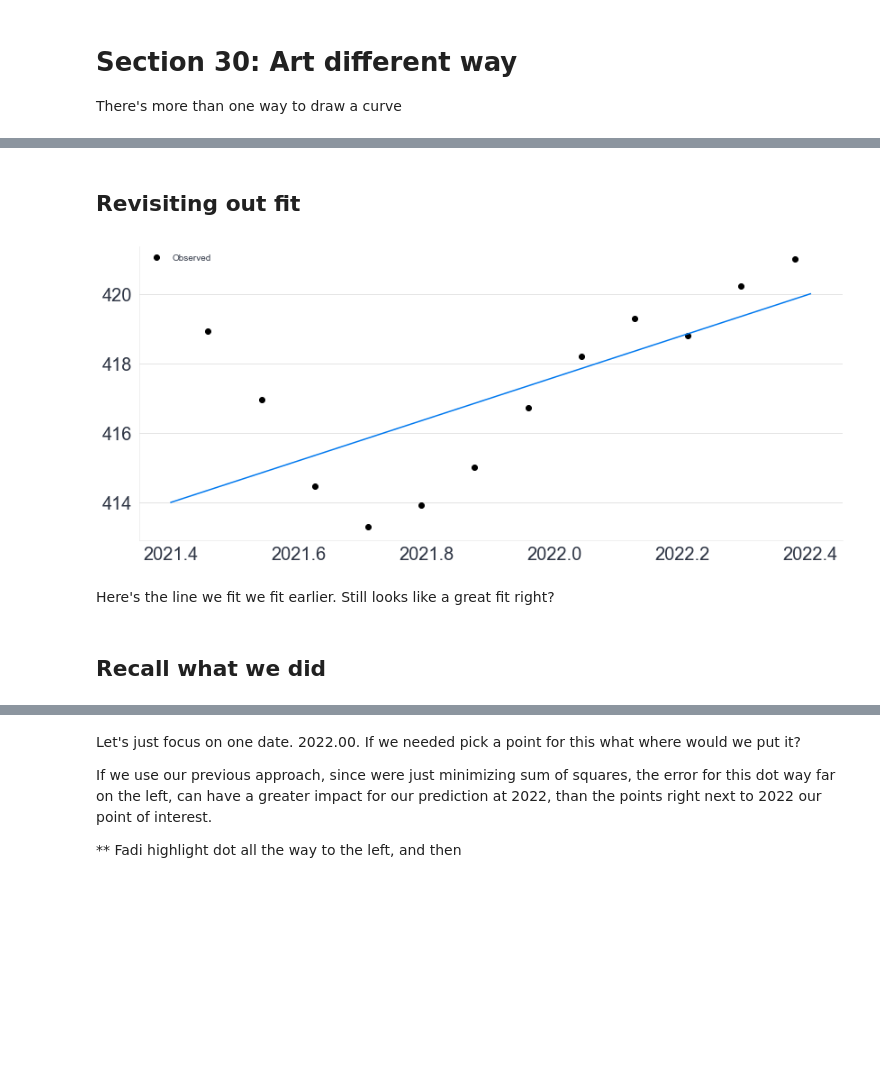
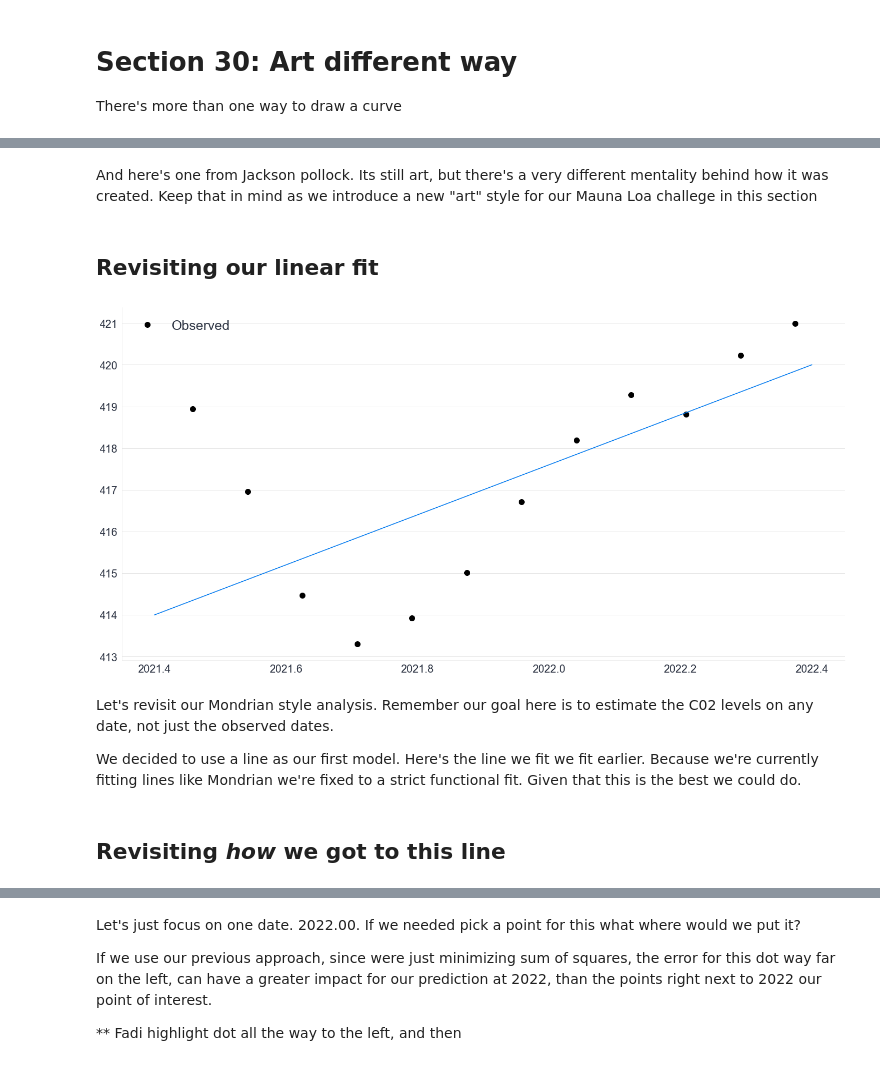
Before and after one commit to bwengals/etc, a Jupyter notebook: lesson_2_Section_30_new.ipynb, the cells around one changed output, grey strips where cells are left out. Saved outputs shown, nothing was run; the diff lists cells and outputs as text; code cells hidden in the pictures; blank space fills up the shorter version.

```diff
--- a/lesson_2_Section_30_new.ipynb
+++ b/lesson_2_Section_30_new.ipynb
@@ -6,7 +6,7 @@ import pandas as pd
 import pymc as pm
 
 plt.style.use('intuitivebayes.mplstyle')
-figsize = (25,9)
+figsize = (24,12)
 # %%
 import pymc.sampling_jax
 # %%
@@ -17,47 +31,39 @@ There's more than one way to draw a curve
+# %% [markdown]
+And here's one from Jackson pollock. Its still art, but there's a very different mentality behind how it was created. Keep that in mind as we introduce a new "art" style for our Mauna Loa challege in this section
 # %% [markdown]
-## Revisiting out fit
+## Revisiting our linear fit
 # %%
-year = data.sort_values("decimal date").tail(12)
+last_12_obs = data.sort_values("decimal date").tail(12)
+
+# These are just guesses, need replace with the real OLD estimate
+rise = 6
+min_x, max_x = 2021.4, 2022.4
+run = 2022.4 - min_x
+
+m = rise/run
+b = last_12_obs["average"].min()
+
+plt.figure(figsize=figsize)
 
 def plot_data():
-    plt.figure(figsize=(14,6))
-    plt.plot(year["decimal date"], year["average"], "ko", label="Observed")
-
-
-    # Replace with actual coefficients later
-    rise = 6
-    min_x, max_x = 2021.4, 2022.4
-    run = 2022.4 - min_x
-
-    m = rise/run
-    b = year["average"].min()
-
-
+    plt.plot(last_12_obs["decimal date"], last_12_obs["average"], "ko", label="Observed")
     return
 
 def plot_best_fit_line():
-
-    # Replace with actual coefficients later
-    rise = 6
-    min_x, max_x = 2021.4, 2022.4
-    run = 2022.4 - min_x
-
-    m = rise/run
-    b = year["average"].min()
-
-    # Line
     x_est = np.linspace(min_x, max_x, 100)
     y_est = m*(x_est - min_x) + 414
     plt.plot(x_est, y_est)
     return
 
 plot_data()
 plot_best_fit_line()
 plt.legend();
 # %% [output]
-[figure, old version]
+[figure, new version]
 # %% [markdown]
-Here's the line we fit we fit earlier. Still looks like a great fit right?
+Let's revisit our Mondrian style analysis. Remember our goal here is to estimate the C02 levels on any date, not just the observed dates.
+
+We decided to use a line as our first model. Here's the line we fit we fit earlier. Because we're currently fitting lines like Mondrian we're fixed to a strict functional fit. Given that this is the best we could do.
 # %% [markdown]
-## Recall what we did
+## Revisiting *how* we got to this line
 # %%
```
Also changed, not shown: parts of 33 cells of this notebook, 3 other files.
